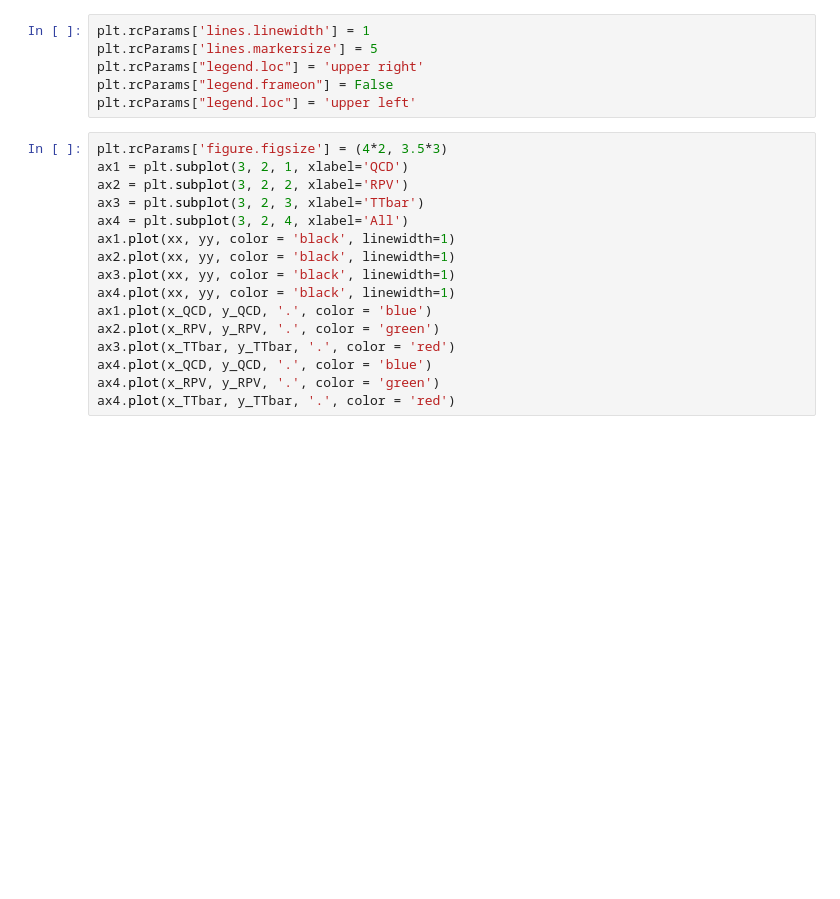
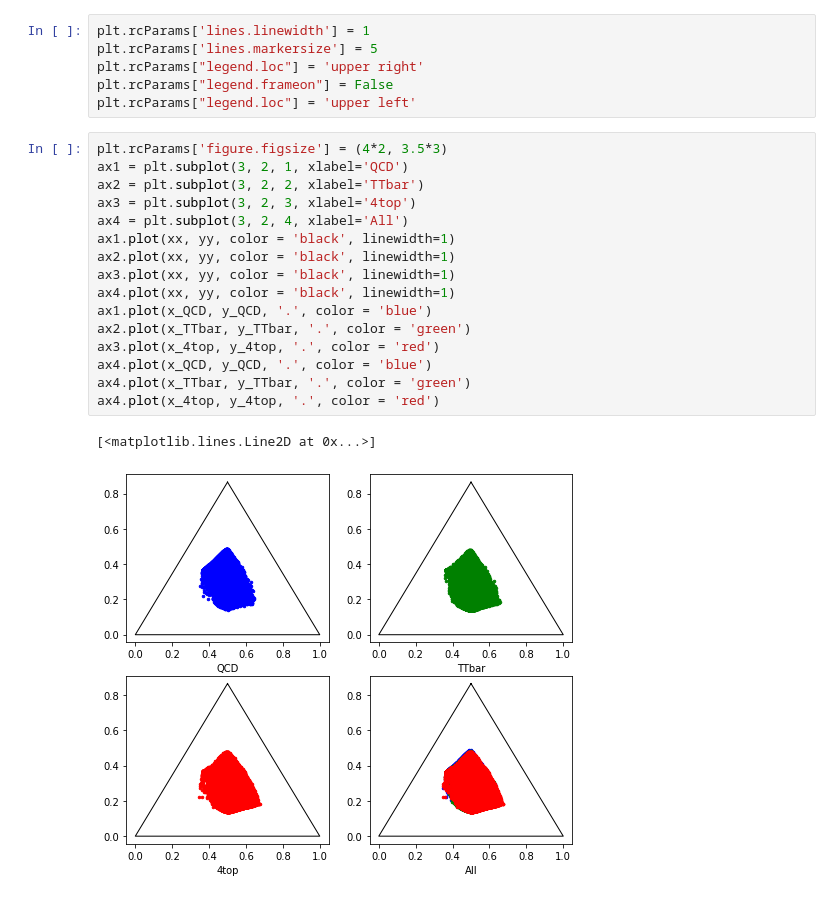
Before and after one commit to chyoo92/HEPGNN_4top_ttbar_QCD, a Jupyter notebook: eval_tri_fig.ipynb, the cells around one changed output. Drawn from its saved outputs; the diff is of its cells as text; blank space fills up the shorter version.

```diff
--- a/eval_tri_fig.ipynb
+++ b/eval_tri_fig.ipynb
@@ -64,16 +85,19 @@ plt.rcParams["legend.loc"] = 'upper left'
 # %%
 plt.rcParams['figure.figsize'] = (4*2, 3.5*3)
 ax1 = plt.subplot(3, 2, 1, xlabel='QCD')
-ax2 = plt.subplot(3, 2, 2, xlabel='RPV')
-ax3 = plt.subplot(3, 2, 3, xlabel='TTbar')
+ax2 = plt.subplot(3, 2, 2, xlabel='TTbar')
+ax3 = plt.subplot(3, 2, 3, xlabel='4top')
 ax4 = plt.subplot(3, 2, 4, xlabel='All')
 ax1.plot(xx, yy, color = 'black', linewidth=1)
 ax2.plot(xx, yy, color = 'black', linewidth=1)
 ax3.plot(xx, yy, color = 'black', linewidth=1)
 ax4.plot(xx, yy, color = 'black', linewidth=1)
 ax1.plot(x_QCD, y_QCD, '.', color = 'blue')
-ax2.plot(x_RPV, y_RPV, '.', color = 'green')
-ax3.plot(x_TTbar, y_TTbar, '.', color = 'red')
+ax2.plot(x_TTbar, y_TTbar, '.', color = 'green')
+ax3.plot(x_4top, y_4top, '.', color = 'red')
 ax4.plot(x_QCD, y_QCD, '.', color = 'blue')
-ax4.plot(x_RPV, y_RPV, '.', color = 'green')
-ax4.plot(x_TTbar, y_TTbar, '.', color = 'red')
+ax4.plot(x_TTbar, y_TTbar, '.', color = 'green')
+ax4.plot(x_4top, y_4top, '.', color = 'red')
+# %% [output]
+[<matplotlib.lines.Line2D at 0x...>]
+[figure, added]
```
Also changed, not shown: parts of 5 cells of this notebook, 2 other files.
